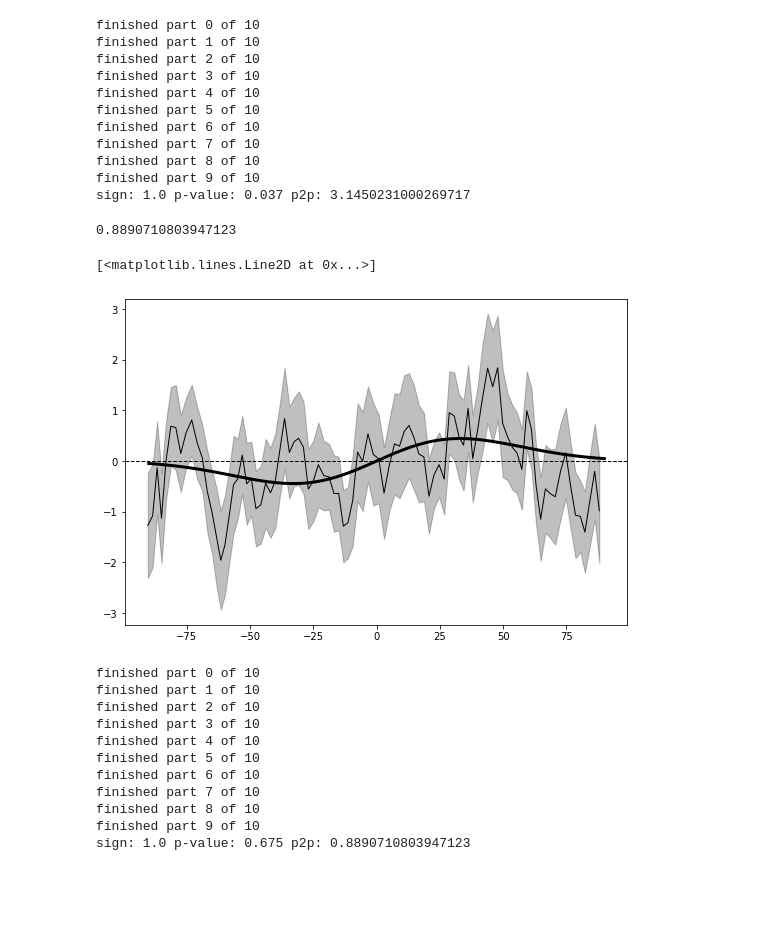
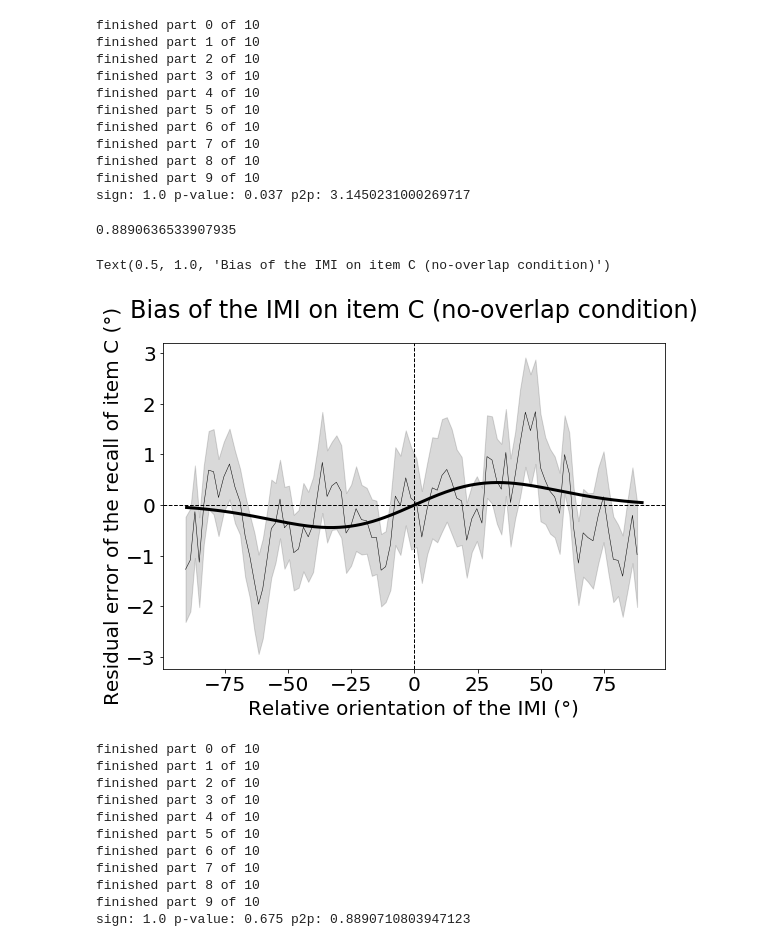
Before and after one commit to ShanJG/active_removal_serial_dependence, a Jupyter notebook: follow-up experiment/DataAndAnalyses/formalmodel-debias-final-FollowUp-IMIonC.ipynb, the cells around one changed output. Saved outputs shown, nothing was run; the diff lists cells and outputs as text; code cells hidden in the pictures; blank space fills up the shorter version.

```diff
--- a/follow-up experiment/DataAndAnalyses/formalmodel-debias-final-FollowUp-IMIonC.ipynb
+++ b/follow-up experiment/DataAndAnalyses/formalmodel-debias-final-FollowUp-IMIonC.ipynb
@@ -202,5 +202,5 @@ print(l_pmi_a, l_pmi_w)
 # %%
-# high conflict influence of IMI  ##test A
+# high conflict influence of IMI  ##test C
 d_stim = np.array(hdf['d_h_imi'])
 error = np.array(hdf['angle_diff'])
 ind = ~np.isnan(error)
@@ -239,21 +239,28 @@ error_means = np.rad2deg(error_means)
 error_sem = np.rad2deg(error_sem)
 
 plt.figure(figsize=(9, 6))
+plt.rc('font', size=20)
 
 # Plot the data.
-plt.plot(diff_means, error_means, 'k', linewidth=1)
+plt.plot(diff_means, error_means, 'k', linewidth=0.5)
 plt.fill_between(diff_means,
                     error_means - error_sem,
                     error_means + error_sem,
-                    alpha=0.25, color='k')
+                    alpha=0.15, color='k')
 
 plt.axhline(0, color='k', linestyle='--', linewidth=1)
+plt.axvline(0, color='k', linestyle='--', linewidth=1)
 
 theta = np.linspace(-np.pi/2, np.pi/2, 1000)
 fit = np.rad2deg(dog(theta, h_imi_a, h_imi_w))
 p2p = np.sign(h_imi_a) * (fit.max() - fit.min())
 print(p2p)
 plt.plot(np.rad2deg(theta), fit, 'k',linewidth=3)
+plt.xlabel('Relative orientation of the IMI (°)')
+plt.ylabel('Residual error of the recall of item C (°)')
+plt.title('Bias of the IMI on item C (overlap condition)', pad=25)
+
+
 
 # theta = np.linspace(-np.pi/2, np.pi/2, 1000)
 # fit = np.rad2deg(dog(theta, h_imi_a, h_imi_w))
@@ -334,38 +341,44 @@ for i in range(len(bin_starts)):
     diff_means[i] = diff_rad[bin_starts[i]:bin_stops[i]].mean()
     error_selection = resid_error_rad[bin_starts[i]:bin_stops[i]]
     error_means[i] = error_selection.mean()
     error_sem[i] = error_selection.std() / np.sqrt(len(error_selection))
 
 # Convert to degrees.
 diff_means = np.rad2deg(diff_means)
 error_means = np.rad2deg(error_means)
 error_sem = np.rad2deg(error_sem)
 
 plt.figure(figsize=(9, 6))
+plt.rc('font', size=20)
 
 # Plot the data.
-plt.plot(diff_means, error_means, 'k', linewidth=1)
+plt.plot(diff_means, error_means, 'k', linewidth=0.5)
 plt.fill_between(diff_means,
                     error_means - error_sem,
                     error_means + error_sem,
-                    alpha=0.25, color='k')
+                    alpha=0.15, color='k')
 
 plt.axhline(0, color='k', linestyle='--', linewidth=1)
+plt.axvline(0, color='k', linestyle='--', linewidth=1)
 
 theta = np.linspace(-np.pi/2, np.pi/2, 1000)
 fit = np.rad2deg(dog(theta, l_imi_a, l_imi_w))
 p2p = np.sign(l_imi_a) * (fit.max() - fit.min())
 print(p2p)
 plt.plot(np.rad2deg(theta), fit, 'k',linewidth=3)
+plt.xlabel('Relative orientation of the IMI (°)')
+plt.ylabel('Residual error of the recall of item C (°)')
+plt.title('Bias of the IMI on item C (no-overlap condition)', pad=25)
+
 # theta = np.linspace(-np.pi/2, np.pi/2, 1000)
 # fit = np.rad2deg(dog(theta, l_imi_a, l_imi_w))
 # thetaindegree=np.rad2deg(theta)
 # fitdf=pd.DataFrame({'distance':thetaindegree,'error':fit})
 # fitdf.plot(x='distance',y='error',color='black')
 # %% [output]
-0.8890710803947123
+0.8890636533907935
-[<matplotlib.lines.Line2D at 0x...>]
+Text(0.5, 1.0, 'Bias of the IMI on item C (no-overlap condition)')
-[figure, old version]
+[figure, new version]
 # %%
 # low conflict influence of IMI  ##test A
 n_permutations=1000
```
Also changed, not shown: parts of 2 cells of this notebook.
